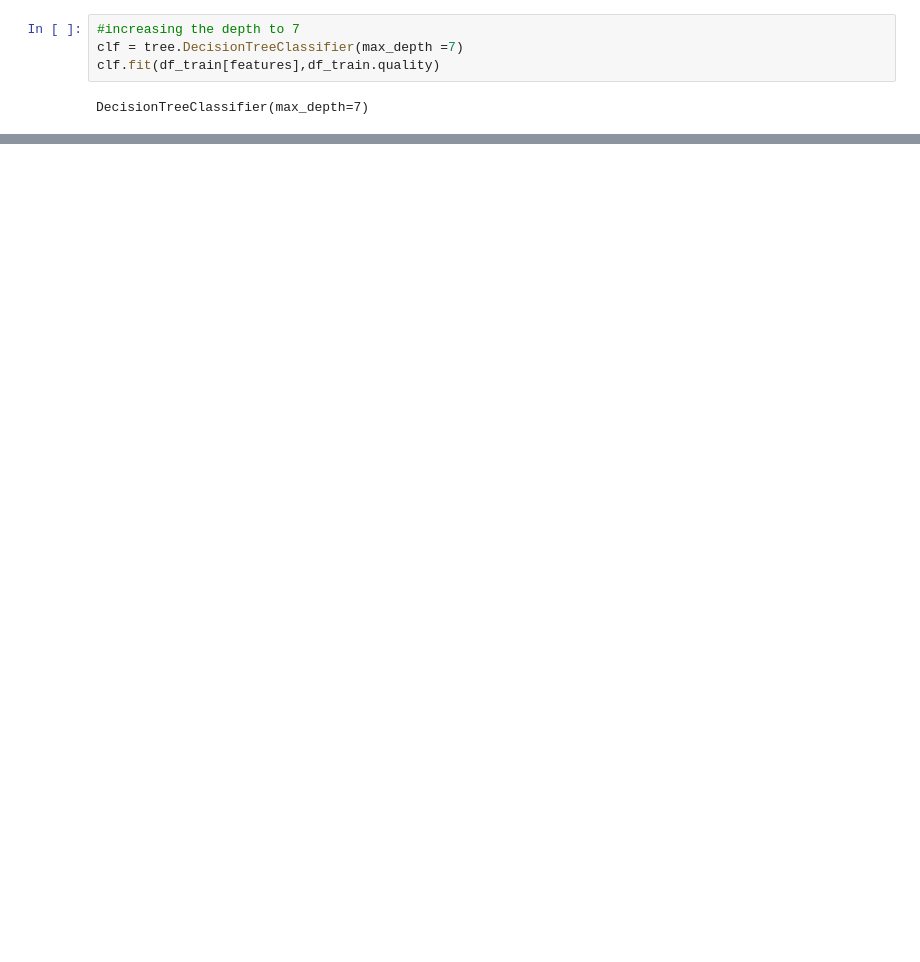
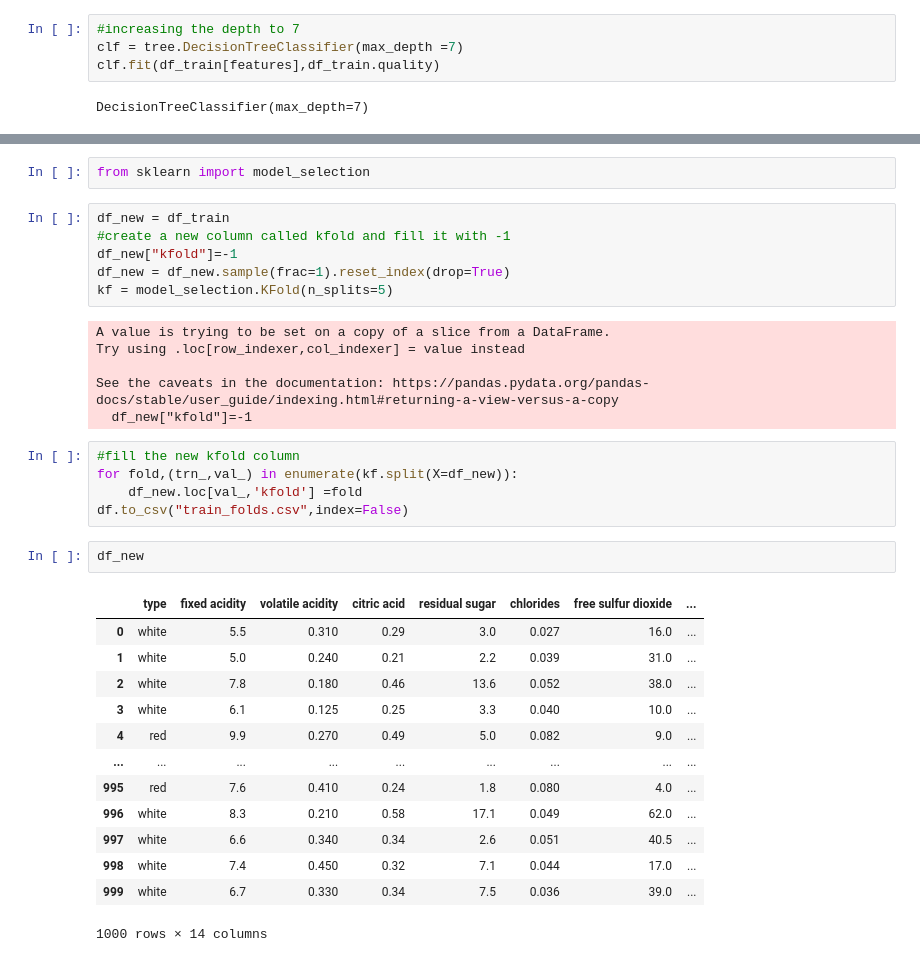
Before and after one commit to parikshitsaikia1619/Approaching-any-machine-learning-problem, a Jupyter notebook: Ch2_Cross_validation/Cross_Valid_WineQuality.ipynb, the cells around one changed output, grey strips where cells are left out. Cells and saved outputs as stored; diff of their text form; blank space fills up the shorter version.

Commit message:
Started KFold

```diff
--- a/Ch2_Cross_validation/Cross_Valid_WineQuality.ipynb
+++ b/Ch2_Cross_validation/Cross_Valid_WineQuality.ipynb
@@ -216,3 +216,38 @@ plt.show()
 <H2>Weeee...Woooo....Weeee...Woooo IT'S OVERFITTING!!!!!</H2>
 
 ![Logo](https://i.pinimg.com/originals/01/60/2f/01602f12066a718eee238358aeea94c2.jpg)
+# %%
+from sklearn import model_selection
+# %%
+df_new = df_train
+#create a new column called kfold and fill it with -1
+df_new["kfold"]=-1
+df_new = df_new.sample(frac=1).reset_index(drop=True)
+kf = model_selection.KFold(n_splits=5)
+# %% [output]
+A value is trying to be set on a copy of a slice from a DataFrame.
+Try using .loc[row_indexer,col_indexer] = value instead
+
+See the caveats in the documentation: https://pandas.pydata.org/pandas-docs/stable/user_guide/indexing.html#returning-a-view-versus-a-copy
+  df_new["kfold"]=-1
+# %%
+#fill the new kfold column
+for fold,(trn_,val_) in enumerate(kf.split(X=df_new)):
+    df_new.loc[val_,'kfold'] =fold
+df.to_csv("train_folds.csv",index=False)
+# %%
+df_new
+# %% [output]
+|  | type | fixed acidity | volatile acidity | citric acid | residual sugar | chlorides | free sulfur dioxide | ... |
+| 0 | white | 5.5 | 0.310 | 0.29 | 3.0 | 0.027 | 16.0 | ... |
+| 1 | white | 5.0 | 0.240 | 0.21 | 2.2 | 0.039 | 31.0 | ... |
+| 2 | white | 7.8 | 0.180 | 0.46 | 13.6 | 0.052 | 38.0 | ... |
+| 3 | white | 6.1 | 0.125 | 0.25 | 3.3 | 0.040 | 10.0 | ... |
+| 4 | red | 9.9 | 0.270 | 0.49 | 5.0 | 0.082 | 9.0 | ... |
+| ... | ... | ... | ... | ... | ... | ... | ... | ... |
+| 995 | red | 7.6 | 0.410 | 0.24 | 1.8 | 0.080 | 4.0 | ... |
+| 996 | white | 8.3 | 0.210 | 0.58 | 17.1 | 0.049 | 62.0 | ... |
+| 997 | white | 6.6 | 0.340 | 0.34 | 2.6 | 0.051 | 40.5 | ... |
+| 998 | white | 7.4 | 0.450 | 0.32 | 7.1 | 0.044 | 17.0 | ... |
+| 999 | white | 6.7 | 0.330 | 0.34 | 7.5 | 0.036 | 39.0 | ... |
+1000 rows × 14 columns
```
Also changed, not shown: parts of 4 cells of this notebook, 1 other file.
